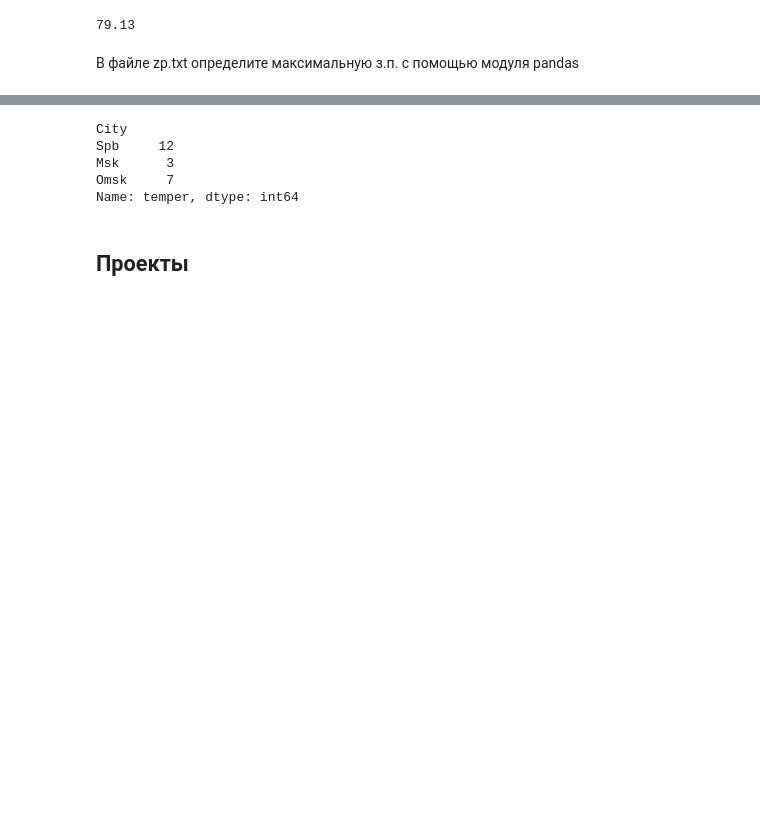
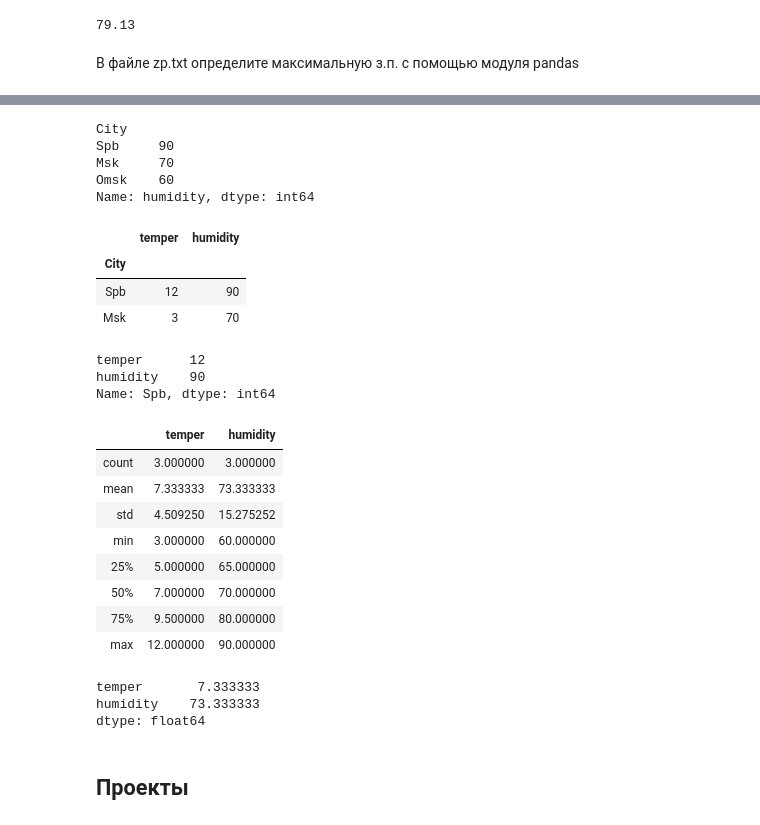
Before and after one commit to dm-fedorov/python3_intro, a Jupyter notebook: lesson_13/exercises.ipynb, the cells around one changed output, grey strips where cells are left out. Drawn from its saved outputs; the diff is of its cells as text; code cells hidden in the pictures; blank space fills up the shorter version.

```diff
--- a/lesson_13/exercises.ipynb
+++ b/lesson_13/exercises.ipynb
@@ -329,11 +329,42 @@ temp.head()
 # %%
-temp['temper']
+temp['humidity']
 # %% [output]
 City
-Spb     12
-Msk      3
-Omsk     7
-Name: temper, dtype: int64
+Spb     90
+Msk     70
+Omsk    60
+Name: humidity, dtype: int64
+# %%
+temp[:2]
+# %% [output]
+|  | temper | humidity |
+| City |  |  |
+| Spb | 12 | 90 |
+| Msk | 3 | 70 |
+# %%
+temp.loc['Spb']
+# %% [output]
+temper      12
+humidity    90
+Name: Spb, dtype: int64
+# %%
+temp.describe()
+# %% [output]
+|  | temper | humidity |
+| count | 3.000000 | 3.000000 |
+| mean | 7.333333 | 73.333333 |
+| std | 4.509250 | 15.275252 |
+| min | 3.000000 | 60.000000 |
+| 25% | 5.000000 | 65.000000 |
+| 50% | 7.000000 | 70.000000 |
+| 75% | 9.500000 | 80.000000 |
+| max | 12.000000 | 90.000000 |
+# %%
+temp.mean()
+# %% [output]
+temper       7.333333
+humidity    73.333333
+dtype: float64
 # %% [markdown]
 ## Проекты
 # %% [markdown]
```
Also changed, not shown: parts of 2 cells of this notebook.
